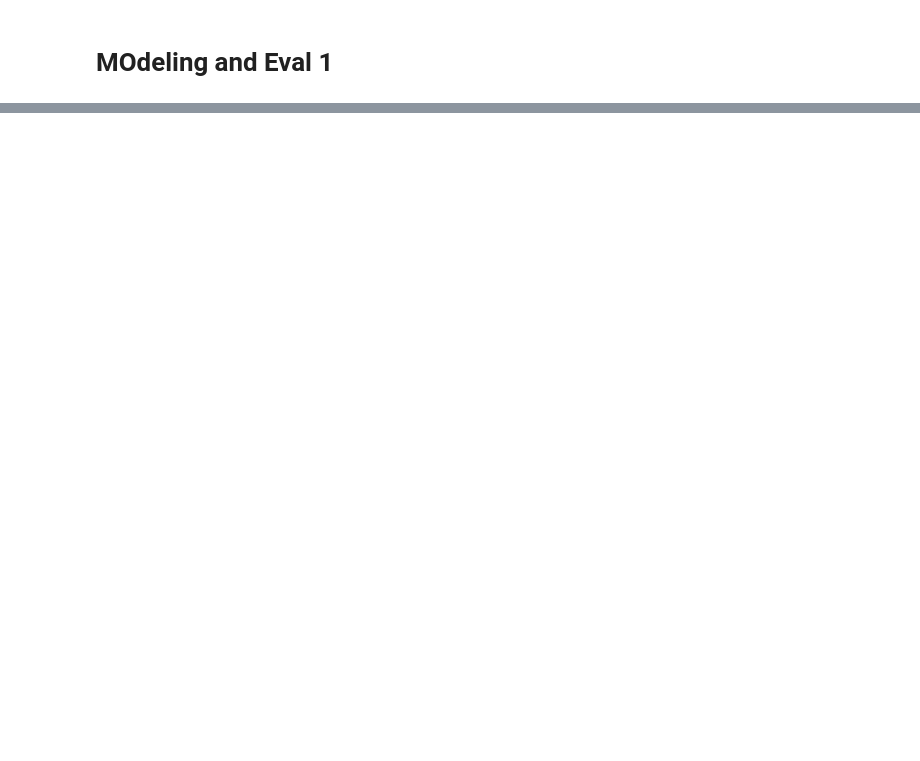
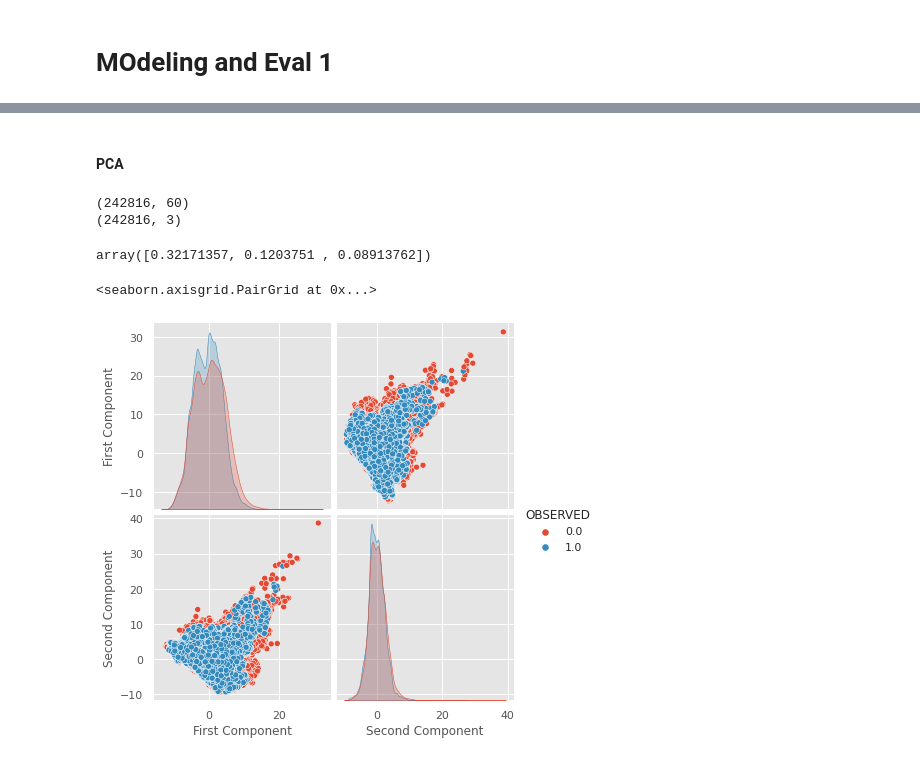
Before and after one commit to dclark18/MSDS_Capstone, a Jupyter notebook: CLUSTERING.ipynb, the cells around one changed output, grey strips where cells are left out. Drawn from its saved outputs; the diff is of its cells as text; code cells hidden in the pictures; blank space fills up the shorter version.

```diff
--- a/CLUSTERING.ipynb
+++ b/CLUSTERING.ipynb
@@ -198,0 +269,47 @@ print('After OverSampling, the shape of train_y: {} \n'.format(y1_train_res.shap
+# %% [markdown]
+#### PCA
+# %%
+to_keep=['TURNANGLE',
+       'STEPLENGTH', 'BEARING', 'datetime', 'month',
+       'disagLWM', 'disagMIN', 'disagMAX', 'disagBEG', 'disagEND', 'disforLWM',
+       'disforMIN', 'disforMAX', 'disforBEG', 'disforEND', 'disnatLWM',
+       'disnatMIN', 'disnatMAX', 'disnatBEG', 'disnatEND', 'distrdsLWM',
+       'distrdsMIN', 'distrdsMAX', 'distrdsBEG', 'distrdsEND', 'distwatLWM',
+       'distwatMIN', 'distwatMAX', 'distwatBEG', 'distwatEND', 'natden5LWM',
+       'natden5MIN', 'natden5MAX', 'natden5BEG', 'natden5END', 'fordenLWM',
+       'fordenMIN', 'fordenMAX', 'fordenBEG', 'fordenEND', 'rddenLWM',
+       'rddenMIN', 'rddenMAX', 'rddenBEG', 'rddenEND', 'forestLWM',
+       'forestMIN', 'forestMAX', 'forestBEG', 'forestEND', 'naturalLWM',
+       'naturalMIN', 'naturalMAX', 'naturalBEG', 'naturalEND', 'NatnegLWM',
+       'NatnegMIN', 'NatnegMAX', 'NatnegBEG', 'NatnegEND']
+male_clean2=X1DF[to_keep]
+male_clean2.columns.values
+from sklearn.decomposition import PCA
+pca = PCA(3)
+projected = pca.fit_transform(male_clean2)
+print(X1DF.shape)
+print(projected.shape)
+# %% [output]
+(242816, 60)
+(242816, 3)
+# %%
+
+from sklearn.decomposition import PCA
+pcax = PCA(3)
+projected = pcax.fit_transform(male_clean2)
+pcax.explained_variance_ratio_
+# %% [output]
+array([0.32171357, 0.1203751 , 0.08913762])
+# %%
+X_train_pcadf=pd.DataFrame(projected)
+X_train_pcadf.columns=['First Component','Second Component', 'Third Component']
+
+pcaydf = X_train_pcadf.merge(ydf, left_index=True, right_index=True)
+# %%
+pcaydf = pcaydf.rename(columns={0: 'OBSERVED'})
+# %%
+import seaborn as sns
+sns.pairplot(pcaydf, height=3, hue= 'OBSERVED', vars = ['First Component', 'Second Component'])
+# %% [output]
+<seaborn.axisgrid.PairGrid at 0x...>
+[figure, added]
```
Also changed, not shown: parts of 24 cells of this notebook.
